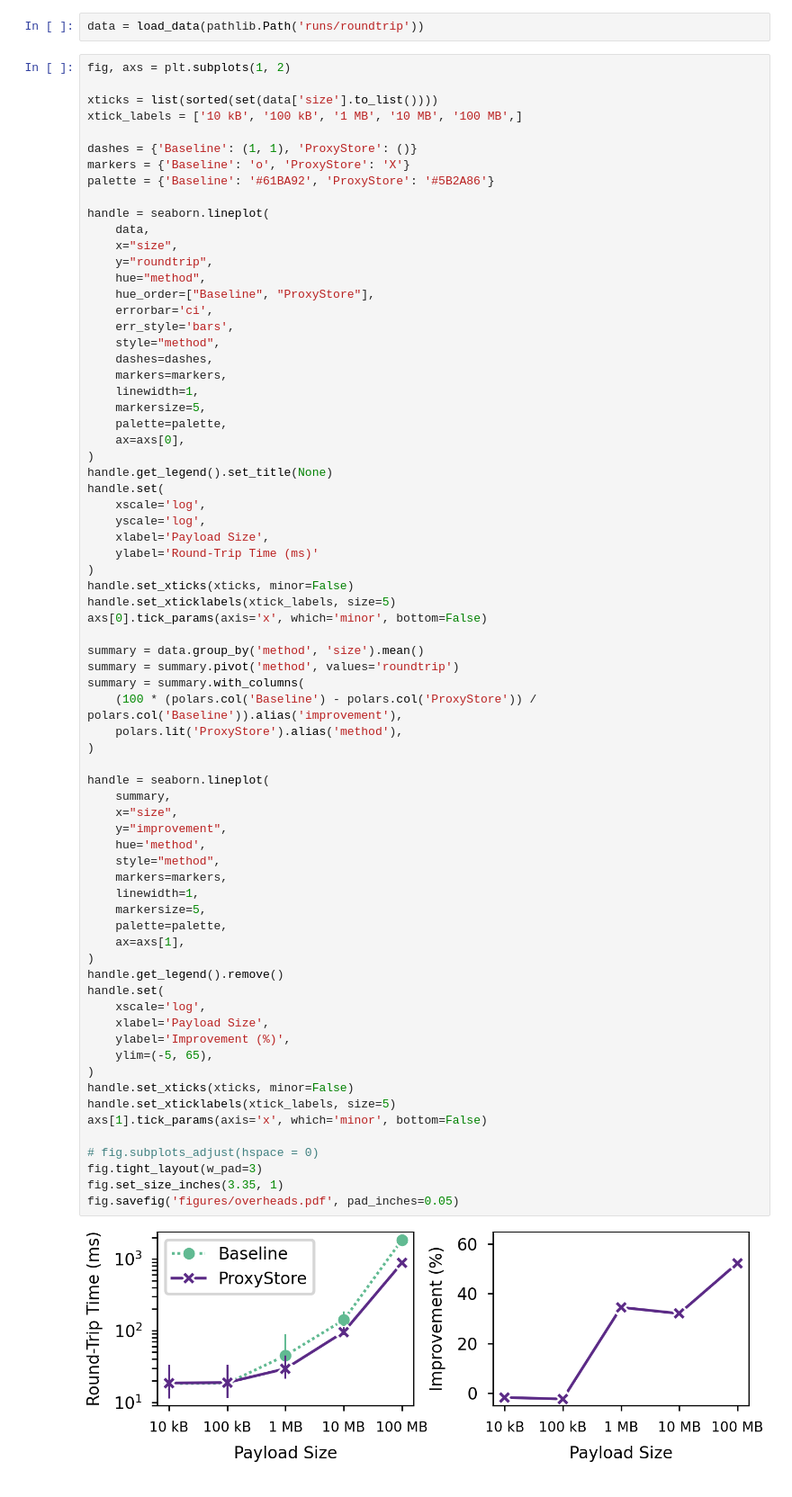
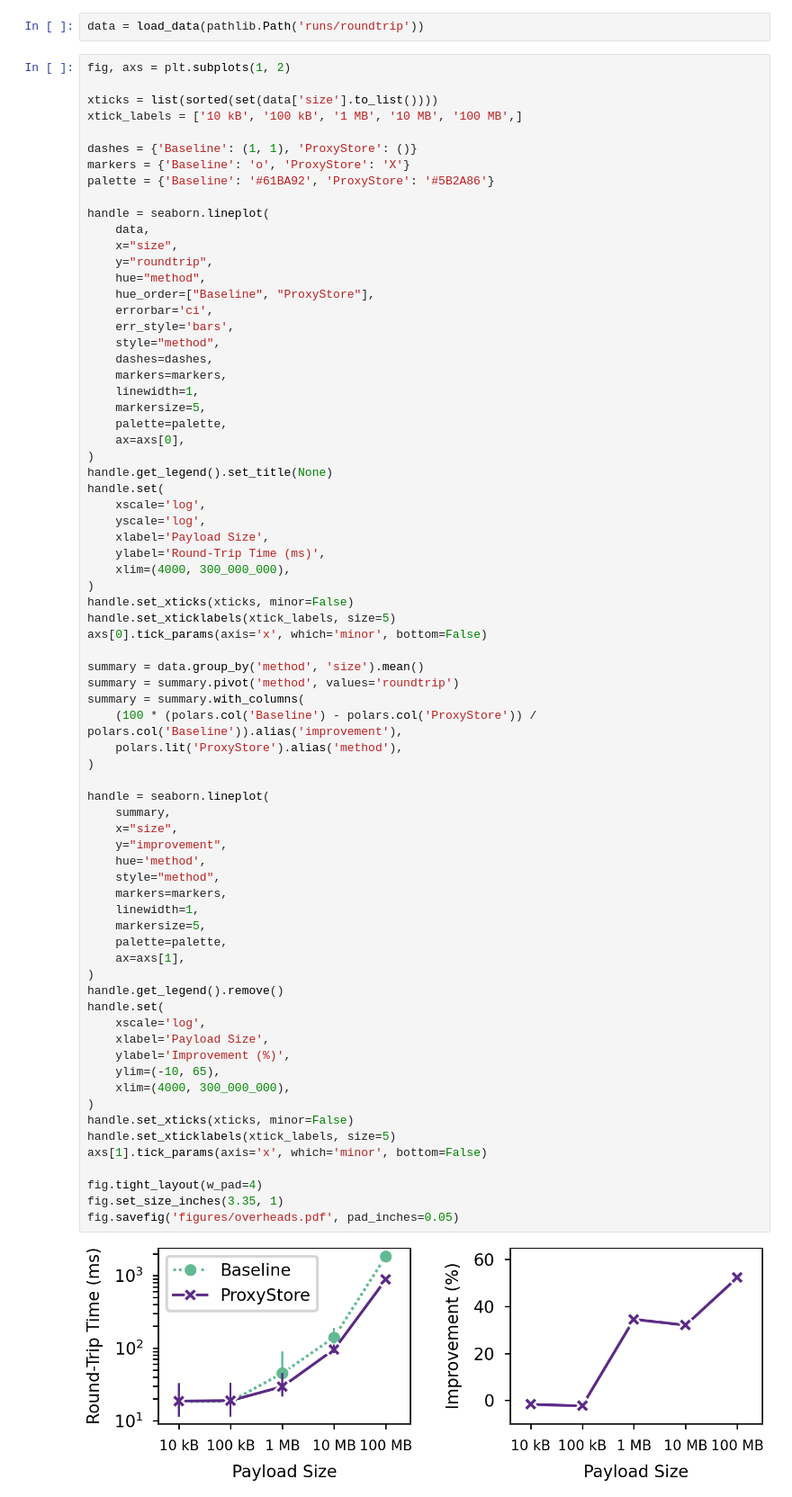
Before and after one commit to proxystore/hppss24-demo, a Jupyter notebook: experiments/analyze-overheads.ipynb, the cells around one changed output. Shown: that part at 90% size. Drawn from its saved outputs; the diff is of its cells as text.

```diff
--- a/experiments/analyze-overheads.ipynb
+++ b/experiments/analyze-overheads.ipynb
@@ -89,7 +91,8 @@ handle.set(
     xscale='log',
     yscale='log',
     xlabel='Payload Size',
-    ylabel='Round-Trip Time (ms)'
+    ylabel='Round-Trip Time (ms)',
+    xlim=(4000, 300_000_000),
 )
 handle.set_xticks(xticks, minor=False)
 handle.set_xticklabels(xtick_labels, size=5)
@@ -100,34 +103,34 @@ summary = summary.pivot('method', values='roundtrip')
 summary = summary.with_columns(
     (100 * (polars.col('Baseline') - polars.col('ProxyStore')) / polars.col('Baseline')).alias('improvement'),
     polars.lit('ProxyStore').alias('method'),
 )
 
 handle = seaborn.lineplot(
     summary,
     x="size",
     y="improvement",
     hue='method',
     style="method",
     markers=markers,
     linewidth=1,
     markersize=5,
     palette=palette,
     ax=axs[1],
 )
 handle.get_legend().remove()
 handle.set(
     xscale='log',
     xlabel='Payload Size',
     ylabel='Improvement (%)',
-    ylim=(-5, 65),
+    ylim=(-10, 65),
+    xlim=(4000, 300_000_000),
 )
 handle.set_xticks(xticks, minor=False)
 handle.set_xticklabels(xtick_labels, size=5)
 axs[1].tick_params(axis='x', which='minor', bottom=False)
 
-# fig.subplots_adjust(hspace = 0)
-fig.tight_layout(w_pad=3)
+fig.tight_layout(w_pad=4)
 fig.set_size_inches(3.35, 1)
 fig.savefig('figures/overheads.pdf', pad_inches=0.05)
 # %% [output]
-[figure, old version]
+[figure, new version]
```
Also changed, not shown: parts of 1 cell of this notebook, 5 other files.
